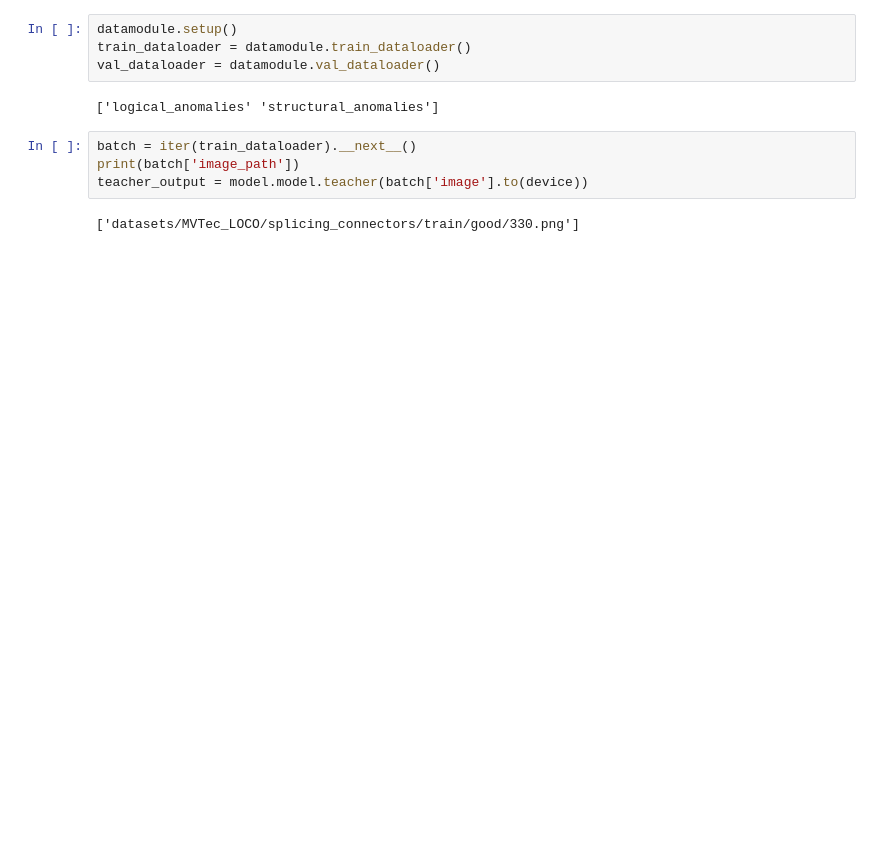
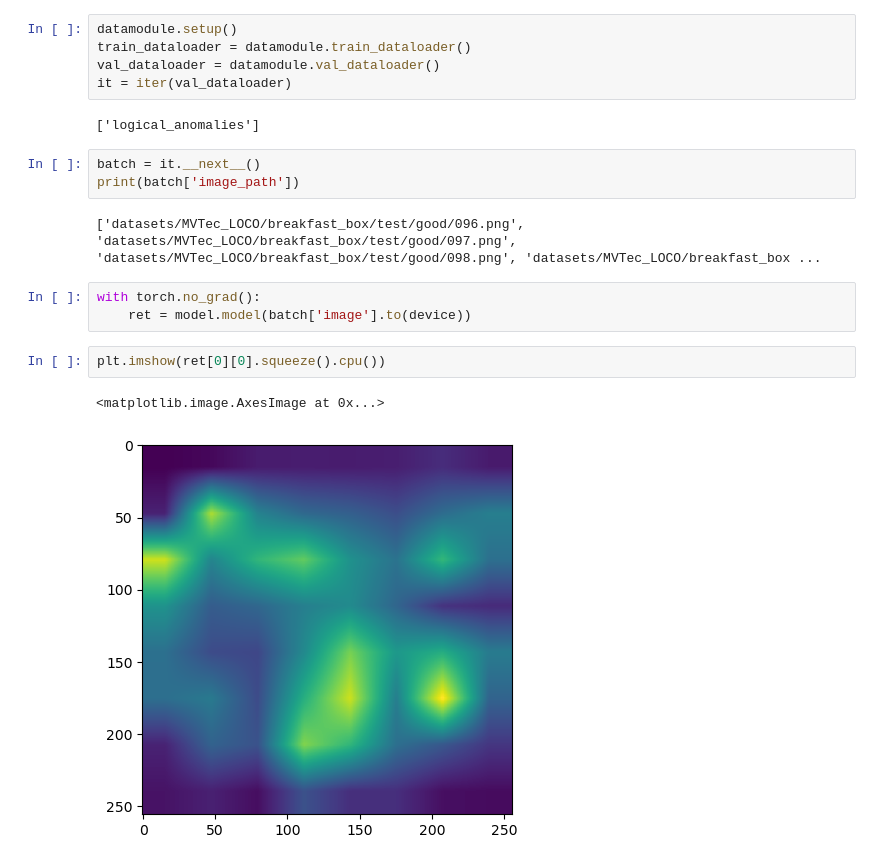
Before and after one commit to few-shot-anomaly-detection/anomalib, a Jupyter notebook: anomalib_exp.ipynb, the cells around one changed output. Cells and saved outputs as stored; diff of their text form; blank space fills up the shorter version.

```diff
--- a/anomalib_exp.ipynb
+++ b/anomalib_exp.ipynb
@@ -19,11 +45,19 @@ model = get_model(config).to(device)
 datamodule.setup()
 train_dataloader = datamodule.train_dataloader()
 val_dataloader = datamodule.val_dataloader()
+it = iter(val_dataloader)
 # %% [output]
-['logical_anomalies' 'structural_anomalies']
+['logical_anomalies']
 # %%
-batch = iter(train_dataloader).__next__()
+batch = it.__next__()
 print(batch['image_path'])
-teacher_output = model.model.teacher(batch['image'].to(device))
 # %% [output]
-['datasets/MVTec_LOCO/splicing_connectors/train/good/330.png']
+['datasets/MVTec_LOCO/breakfast_box/test/good/096.png', 'datasets/MVTec_LOCO/breakfast_box/test/good/097.png', 'datasets/MVTec_LOCO/breakfast_box/test/good/098.png', 'datasets/MVTec_LOCO/breakfast_box ...
+# %%
+with torch.no_grad():
+    ret = model.model(batch['image'].to(device))
+# %%
+plt.imshow(ret[0][0].squeeze().cpu())
+# %% [output]
+<matplotlib.image.AxesImage at 0x...>
+[figure, added]
```
Also changed, not shown: parts of 20 cells of this notebook, 24 other files.
